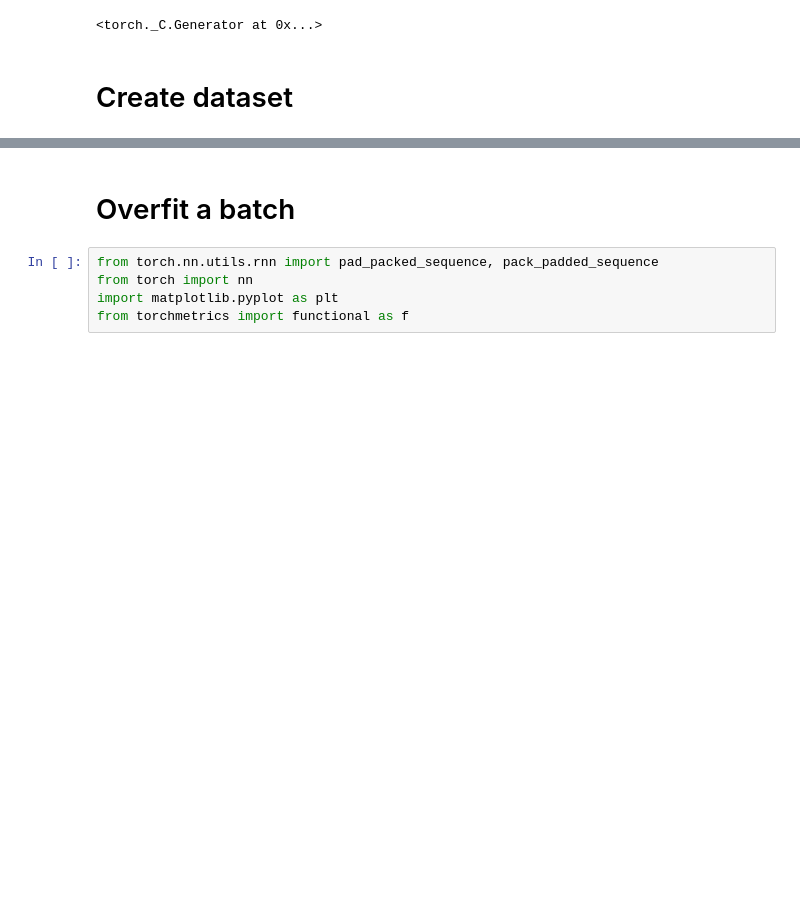
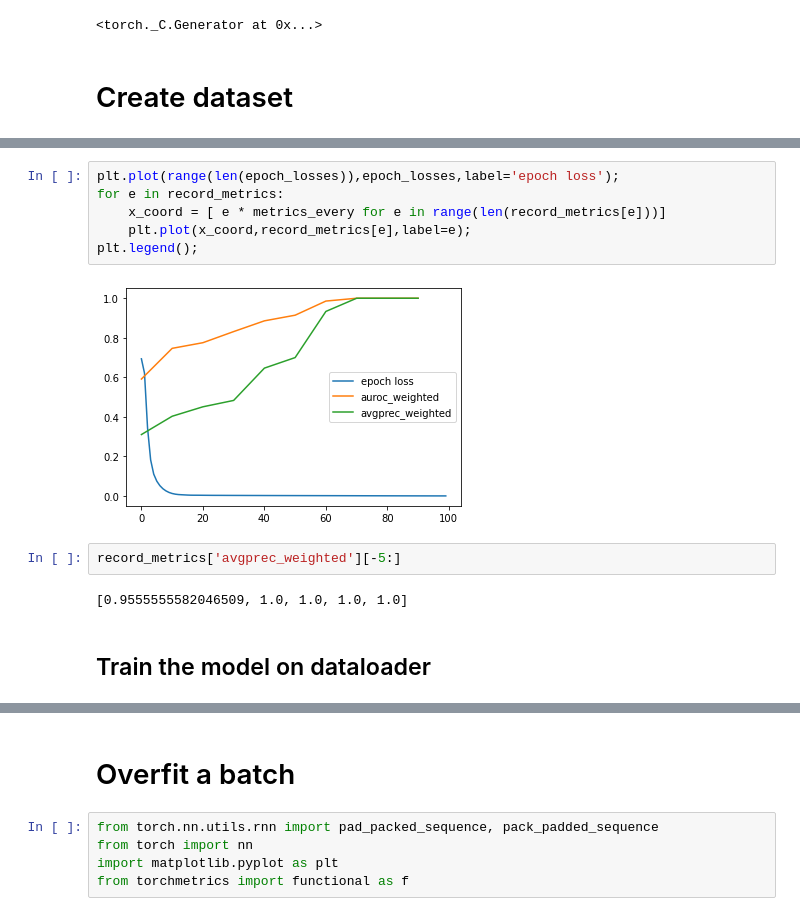
Before and after one commit to snovaisg/master-thesis, a Jupyter notebook: icare21_pytorch.ipynb, the cells around one changed output, grey strips where cells are left out. Drawn from its saved outputs; the diff is of its cells as text; blank space fills up the shorter version.

```diff
--- a/icare21_pytorch.ipynb
+++ b/icare21_pytorch.ipynb
@@ -204,0 +250,14 @@ dtype: float64
+# %%
+plt.plot(range(len(epoch_losses)),epoch_losses,label='epoch loss');
+for e in record_metrics:
+    x_coord = [ e * metrics_every for e in range(len(record_metrics[e]))]
+    plt.plot(x_coord,record_metrics[e],label=e);
+plt.legend();
+# %% [output]
+[figure, added]
+# %%
+record_metrics['avgprec_weighted'][-5:]
+# %% [output]
+[0.9555555582046509, 1.0, 1.0, 1.0, 1.0]
+# %% [markdown]
+## Train the model on dataloader
```
Also changed, not shown: parts of 242 cells of this notebook, 3 other files.
